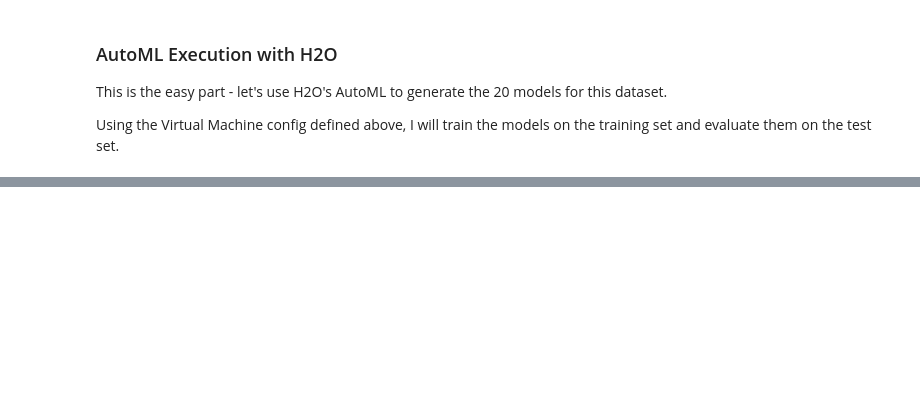
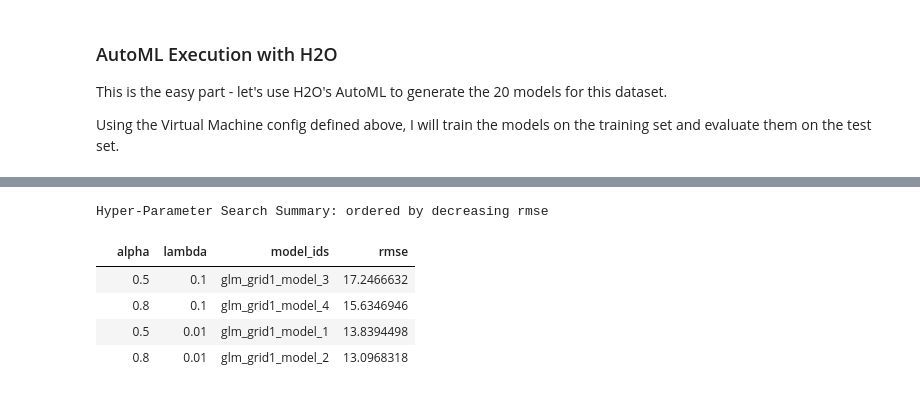
Before and after one commit to vishnuraosharma/exploratory-data-analysis, a Jupyter notebook: Kcal Predictions/Predicting Kilocalories with AutoML.ipynb, the cells around one changed output, grey strips where cells are left out. Saved outputs shown, nothing was run; the diff lists cells and outputs as text; code cells hidden in the pictures; blank space fills up the shorter version.

```diff
--- a/Kcal Predictions/Predicting Kilocalories with AutoML.ipynb
+++ b/Kcal Predictions/Predicting Kilocalories with AutoML.ipynb
@@ -562,0 +622,27 @@ Then, I will use following techniques to tweak the model and see if I can answer
+# %%
+from h2o.grid import H2OGridSearch
+
+# GLM hyperparameters
+glm_params = { 'alpha': [0.5, 0.8],
+                'lambda': [0.01, 0.1]
+                }
+
+# Train and validate a cartesian grid of GLM
+grid_glm = H2OGridSearch(model=glm, grid_id='glm_grid1',
+                          hyper_params=glm_params)
+grid_glm.train(x=X, y=y,
+                training_frame=df_train,
+                validation_frame=df_test,
+                seed=1)
+
+# Get the grid results, sorted by validation RMSE
+glm_grid1 = grid_glm.get_grid(sort_by='rmse', decreasing=True)
+
+# Grab the top GBM model, chosen by RMSE
+best_gbm = glm_grid1.models[0]
+
+print('----------------------------')
+
+# Now let's evaluate the model performance on a test set
+# so we get an honest estimate of top model performance
+print(best_gbm.model_performance(df_test))
@@ -562,0 +666,10 @@ Then, I will use following techniques to tweak the model and see if I can answer
+# %%
+# Show the models with varied Hyperparameters
+glm_grid1
+# %% [output]
+Hyper-Parameter Search Summary: ordered by decreasing rmse
+|  | alpha | lambda | model_ids | rmse |
+|  | 0.5 | 0.1 | glm_grid1_model_3 | 17.2466632 |
+|  | 0.8 | 0.1 | glm_grid1_model_4 | 15.6346946 |
+|  | 0.5 | 0.01 | glm_grid1_model_1 | 13.8394498 |
+|  | 0.8 | 0.01 | glm_grid1_model_2 | 13.0968318 |
```
Also changed, not shown: parts of 54 cells of this notebook, 2 other files.
